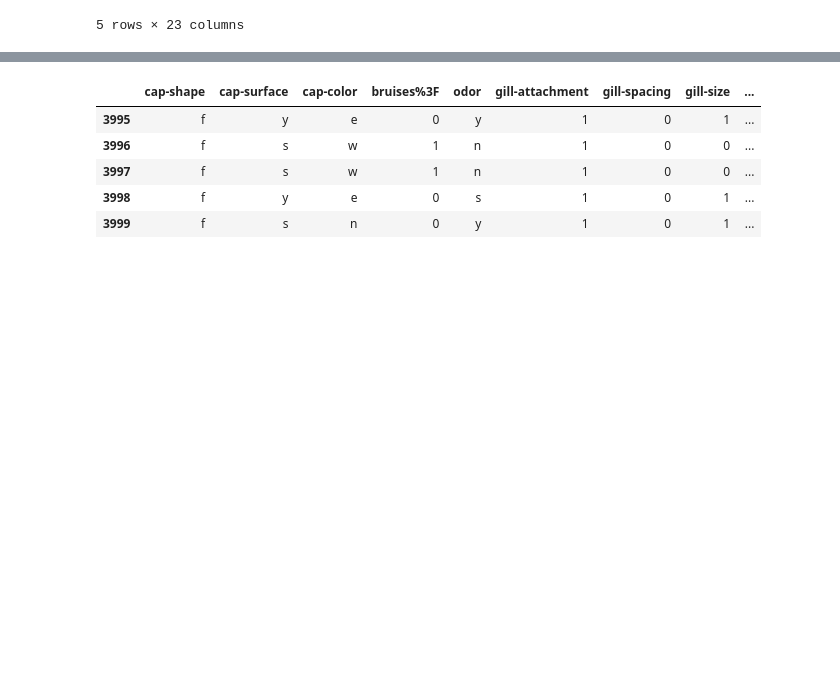
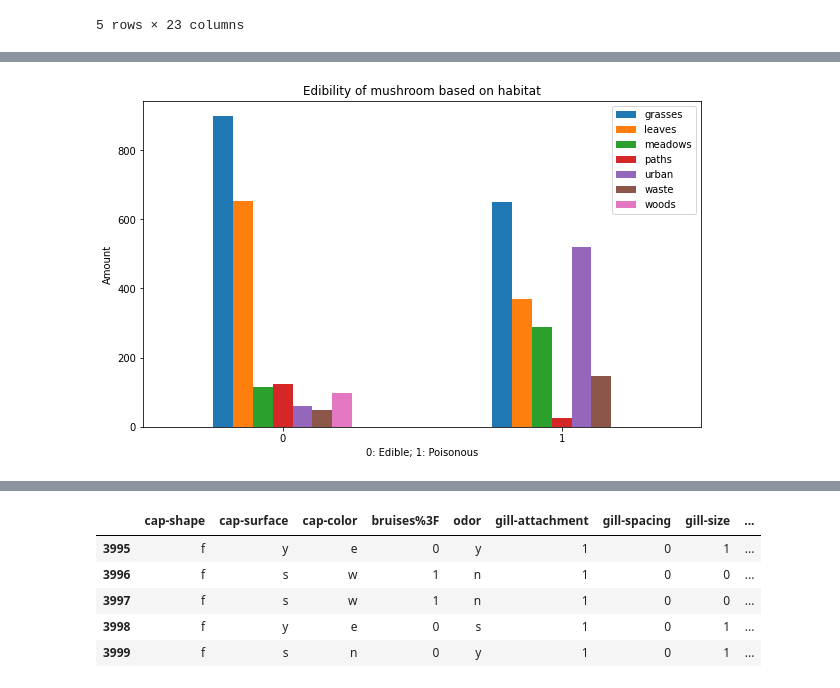
Before and after one commit to mikel112543/CS4168_Project, a Jupyter notebook: mushroom_analysis.ipynb, the cells around one changed output, grey strips where cells are left out. Saved outputs shown, nothing was run; the diff lists cells and outputs as text; code cells hidden in the pictures; blank space fills up the shorter version.

```diff
--- a/mushroom_analysis.ipynb
+++ b/mushroom_analysis.ipynb
@@ -99,0 +134,10 @@ sns.heatmap(df.corr(),annot=True)
+# %%
+pd.crosstab(df['class'], df['habitat']).plot(kind="bar",
+                                              figsize=(10, 6));
+plt.title("Edibility of mushroom based on habitat")
+plt.xlabel("0: Edible; 1: Poisonous")
+plt.ylabel("Amount")
+plt.legend(["grasses", "leaves", "meadows", "paths", "urban", "waste", "woods"])
+plt.xticks(rotation=0);
+# %% [output]
+[figure, added]
```
Also changed, not shown: parts of 13 cells of this notebook.
